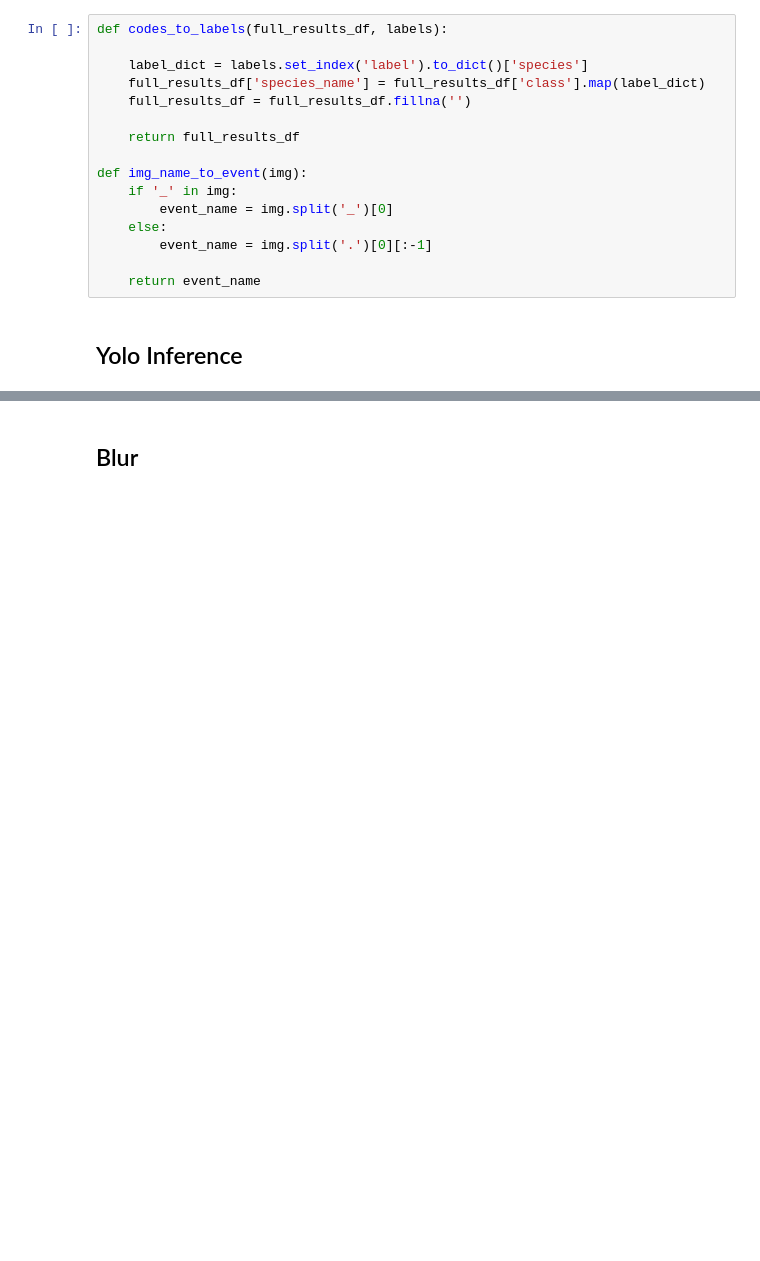
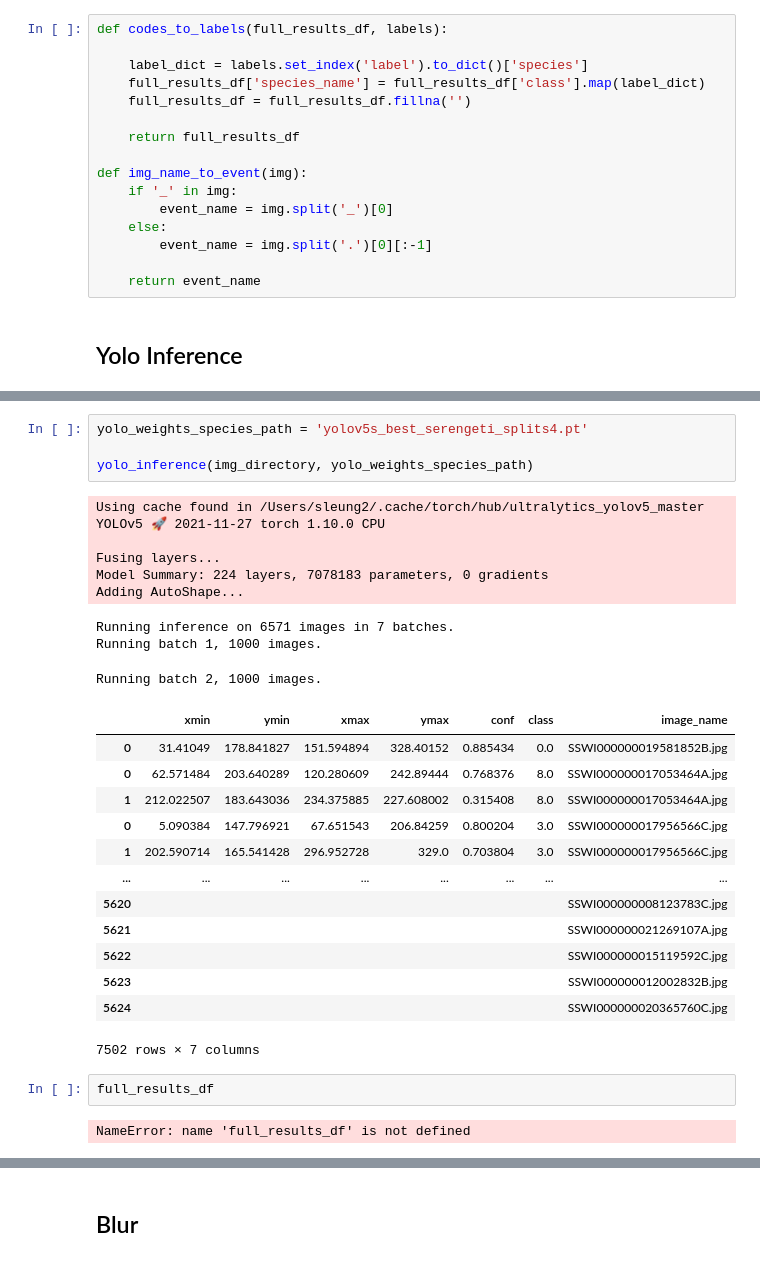
Before and after one commit to jroshanucb/capstone, a Jupyter notebook: models/All Models Inference.ipynb, the cells around one changed output, grey strips where cells are left out. Cells and saved outputs as stored; diff of their text form; blank space fills up the shorter version.

Commit message:
Run yolo in batches
Yolo inference was failing on large image sets. Now running in 1000 image batches

```diff
--- a/models/All Models Inference.ipynb
+++ b/models/All Models Inference.ipynb
@@ -79,3 +143,34 @@ def img_name_to_event(img):
+# %%
+yolo_weights_species_path = 'yolov5s_best_serengeti_splits4.pt'
+
+yolo_inference(img_directory, yolo_weights_species_path)
+# %% [output]
+Using cache found in /Users/sleung2/.cache/torch/hub/ultralytics_yolov5_master
+YOLOv5 🚀 2021-11-27 torch 1.10.0 CPU
+
+Fusing layers...
+Model Summary: 224 layers, 7078183 parameters, 0 gradients
+Adding AutoShape...
+Running inference on 6571 images in 7 batches.
+Running batch 1, 1000 images.
+Running batch 2, 1000 images.
+|  | xmin | ymin | xmax | ymax | conf | class | image_name |
+| 0 | 31.41049 | 178.841827 | 151.594894 | 328.40152 | 0.885434 | 0.0 | SSWI000000019581852B.jpg |
+| 0 | 62.571484 | 203.640289 | 120.280609 | 242.89444 | 0.768376 | 8.0 | SSWI000000017053464A.jpg |
+| 1 | 212.022507 | 183.643036 | 234.375885 | 227.608002 | 0.315408 | 8.0 | SSWI000000017053464A.jpg |
+| 0 | 5.090384 | 147.796921 | 67.651543 | 206.84259 | 0.800204 | 3.0 | SSWI000000017956566C.jpg |
+| 1 | 202.590714 | 165.541428 | 296.952728 | 329.0 | 0.703804 | 3.0 | SSWI000000017956566C.jpg |
+| ... | ... | ... | ... | ... | ... | ... | ... |
+| 5620 |  |  |  |  |  |  | SSWI000000008123783C.jpg |
+| 5621 |  |  |  |  |  |  | SSWI000000021269107A.jpg |
+| 5622 |  |  |  |  |  |  | SSWI000000015119592C.jpg |
+| 5623 |  |  |  |  |  |  | SSWI000000012002832B.jpg |
+| 5624 |  |  |  |  |  |  | SSWI000000020365760C.jpg |
+7502 rows × 7 columns
+# %%
+full_results_df
+# %% [output]
+NameError: name 'full_results_df' is not defined
 # %%
 def yolo_inference(img_directory, weights_path):
 
```
Also changed, not shown: parts of 2 cells of this notebook, 1 other file.
